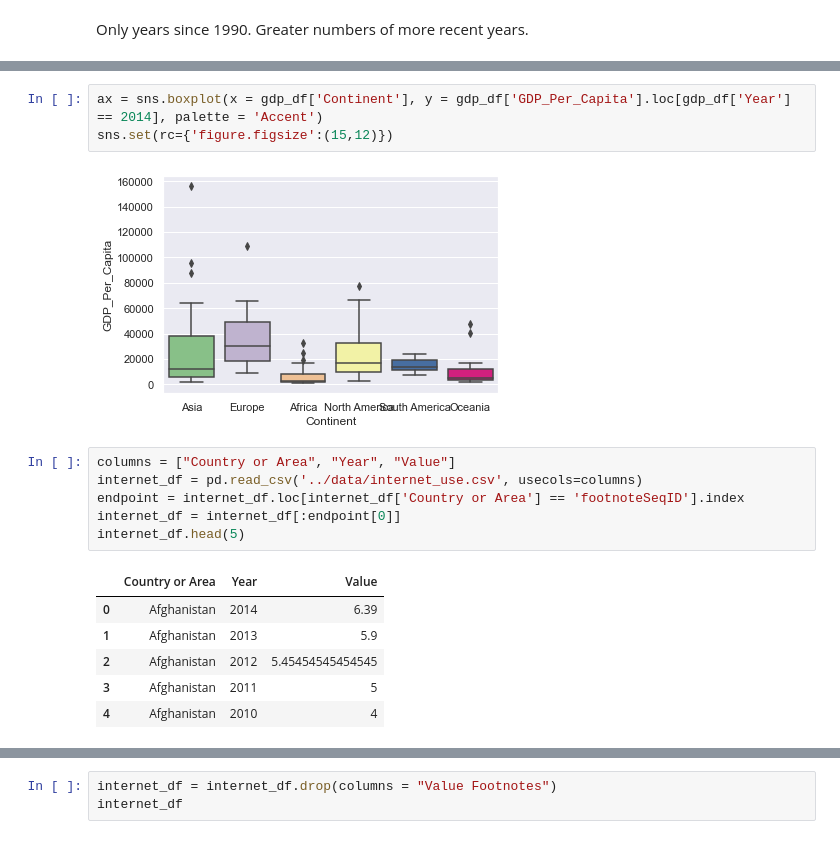
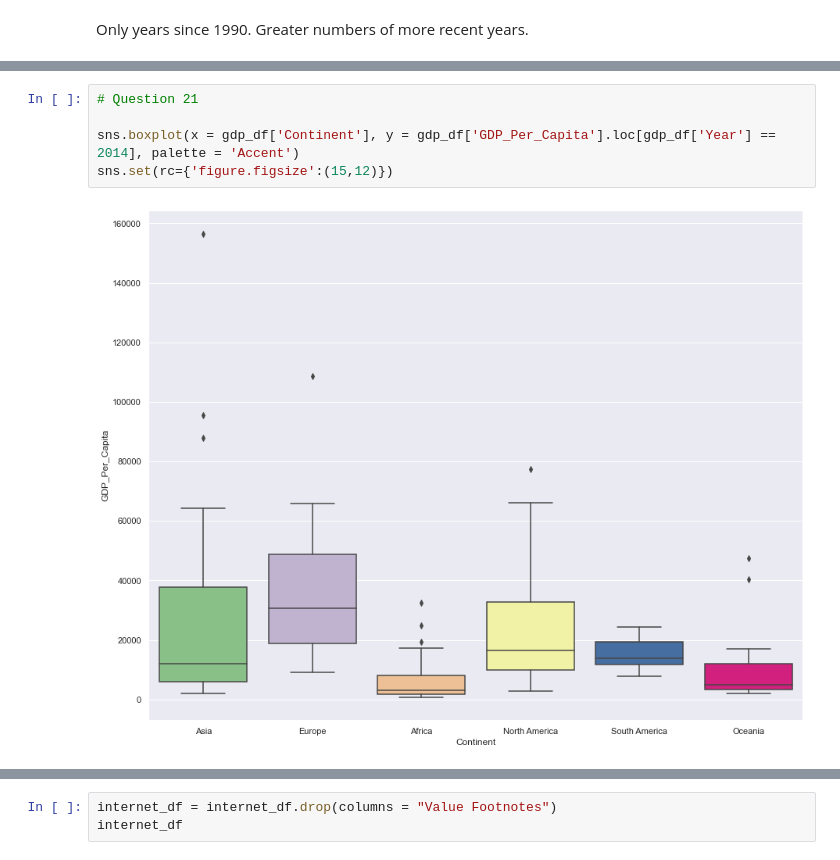
Before and after one commit to nss-data-science-cohort-5/un_exploration-charre2021, a Jupyter notebook: notebooks/UN_Data_Exploration.ipynb, the cells around one changed output, grey strips where cells are left out. Saved outputs shown, nothing was run; the diff lists cells and outputs as text.

```diff
--- a/notebooks/UN_Data_Exploration.ipynb
+++ b/notebooks/UN_Data_Exploration.ipynb
@@ -221,18 +229,7 @@ gdp_df.groupby('Continent')['Country'].count().plot(kind = 'bar');
 # %%
-ax = sns.boxplot(x = gdp_df['Continent'], y = gdp_df['GDP_Per_Capita'].loc[gdp_df['Year'] == 2014], palette = 'Accent')
+# Question 21
+
+sns.boxplot(x = gdp_df['Continent'], y = gdp_df['GDP_Per_Capita'].loc[gdp_df['Year'] == 2014], palette = 'Accent')
 sns.set(rc={'figure.figsize':(15,12)})
 # %% [output]
-[figure, old version]
+[figure, new version]
-# %%
-columns = ["Country or Area", "Year", "Value"]
-internet_df = pd.read_csv('../data/internet_use.csv', usecols=columns)
-endpoint = internet_df.loc[internet_df['Country or Area'] == 'footnoteSeqID'].index
-internet_df = internet_df[:endpoint[0]]
-internet_df.head(5)
-# %% [output]
-|  | Country or Area | Year | Value |
-| 0 | Afghanistan | 2014 | 6.39 |
-| 1 | Afghanistan | 2013 | 5.9 |
-| 2 | Afghanistan | 2012 | 5.45454545454545 |
-| 3 | Afghanistan | 2011 | 5 |
-| 4 | Afghanistan | 2010 | 4 |
```
Also changed, not shown: parts of 29 cells of this notebook.
